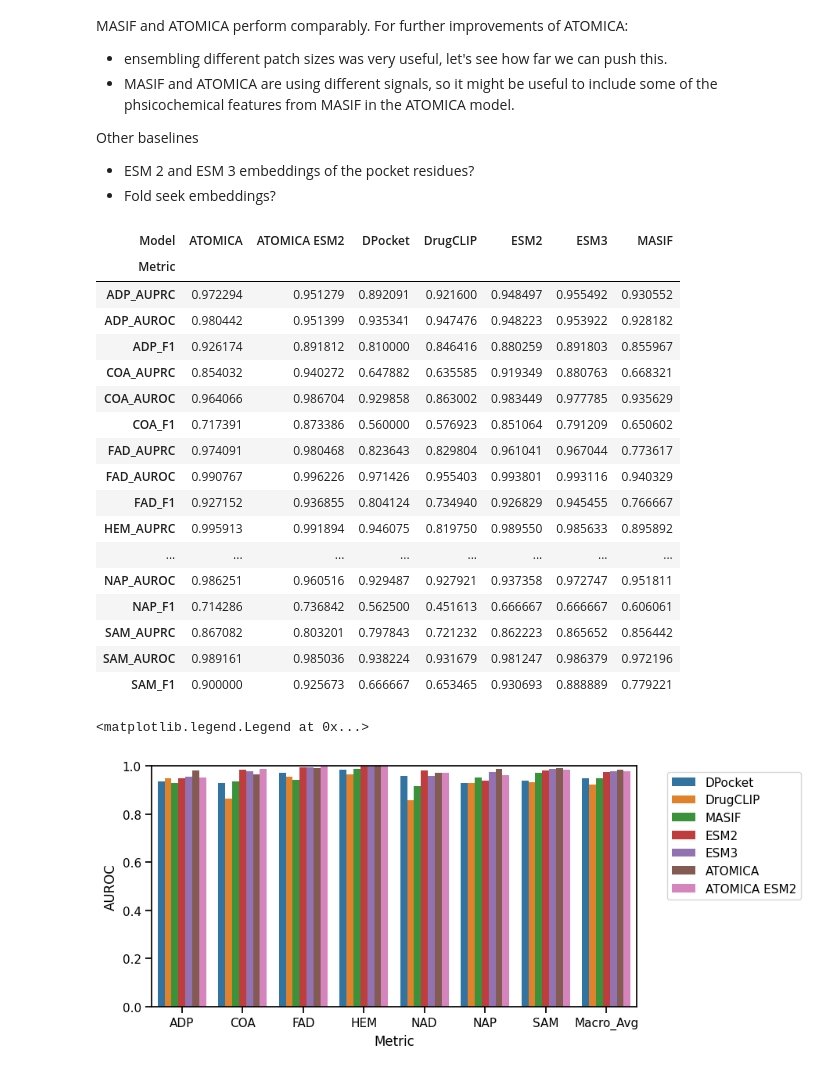
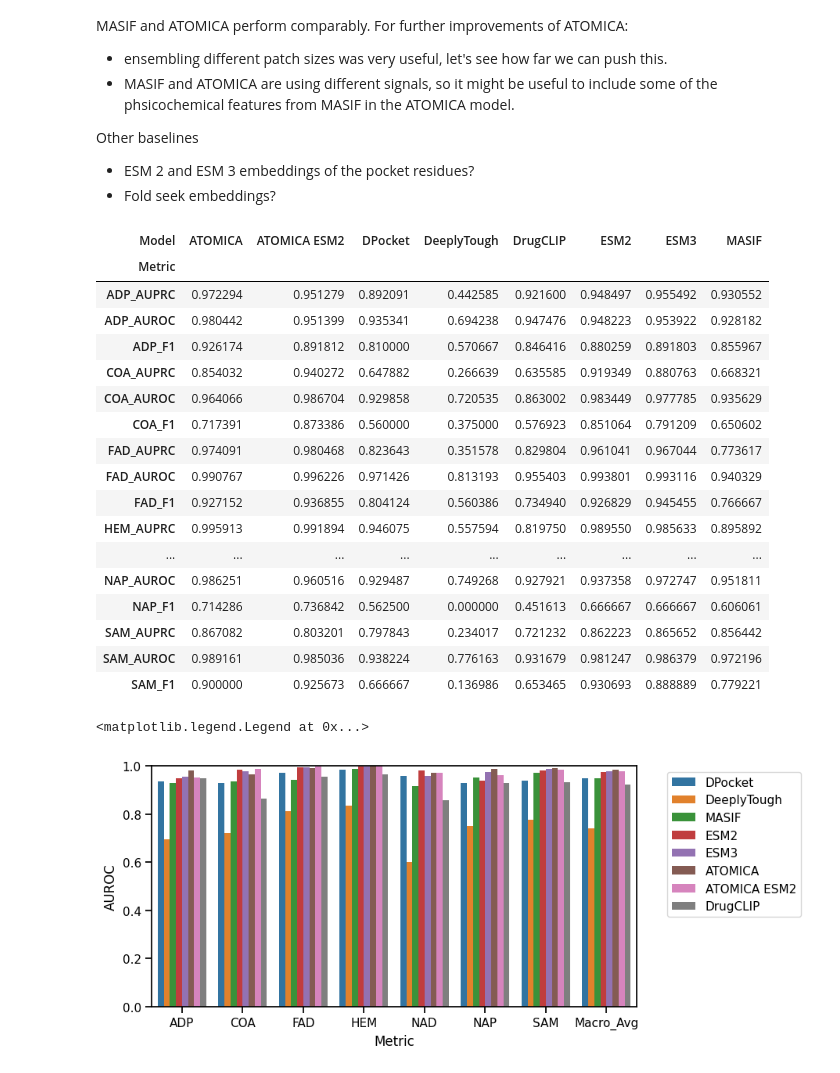
Before and after one commit to mims-harvard/ATOMICA, a Jupyter notebook: case_studies/masif_ligand_benchmark/analyse_dataset.ipynb, the cells around one changed output. Cells and saved outputs as stored; diff of their text form; code cells hidden in the pictures.

```diff
--- a/case_studies/masif_ligand_benchmark/analyse_dataset.ipynb
+++ b/case_studies/masif_ligand_benchmark/analyse_dataset.ipynb
@@ -767,3 +769,10 @@ drugclip_predictions['true'] = drugclip_predictions['label'].apply(lambda x: MAS
+# %%
+with open("/n/holylfs06/LABS/mzitnik_lab/Lab/afang/ATOMICA/baselines/MASIF/models/DeeplyTough/checkpoints/hidden_dim_128_dropout_0.0_learning_rate_1e-3/test_predictions.json", "r") as f:
+    deeplytough_predictions = json.load(f)
+deeplytough_predictions = pd.DataFrame(deeplytough_predictions)
+deeplytough_predictions.rename(columns={'ids': 'pocket', 'probabilities': 'pred_probability', 'predictions': 'pred', 'labels': 'label'}, inplace=True)
+deeplytough_predictions['pred'] = deeplytough_predictions['pred'].apply(lambda x: MASIF_LIGAND_LABELS[x])
+deeplytough_predictions['true'] = deeplytough_predictions['label'].apply(lambda x: MASIF_LIGAND_LABELS[x])
 # %% [markdown]
 ## Conclusion
 MASIF and ATOMICA perform comparably. For further improvements of ATOMICA:
@@ -964,17 +973,17 @@ for metric, value in dpocket_metrics.items():
             'Std': 0.0
         })
 
-# DrugCLIP (no seeds, no error bars)
-drugclip_metrics = calculate_per_class_metrics(drugclip_predictions['label'], np.stack(drugclip_predictions['pred_probability'].tolist()), MASIF_LIGAND_LABELS)
-for metric, value in drugclip_metrics.items():
+# DeeplyTough (no seeds, no error bars)
+deeplytough_metrics = calculate_per_class_metrics(deeplytough_predictions['label'], np.stack(deeplytough_predictions['pred_probability'].tolist()), MASIF_LIGAND_LABELS)
+for metric, value in deeplytough_metrics.items():
     if metric != '_thresholds_used':
         metrics_table.append({
-            'Model': 'DrugCLIP',
+            'Model': 'DeeplyTough',
             'Metric': metric,
             'Value': value
         })
         metrics_table_with_errors.append({
-            'Model': 'DrugCLIP',
+            'Model': 'DeeplyTough',
             'Metric': metric,
             'Mean': value,
             'Std': 0.0
@@ -1030,51 +1039,68 @@ for metric, stats in atomica_metrics_with_error.items():
         'Model': 'ATOMICA',
         'Metric': metric,
         'Value': stats['mean']
     })
     metrics_table_with_errors.append({
         'Model': 'ATOMICA',
         'Metric': metric,
         'Mean': stats['mean'],
         'Std': stats['std']
     })
 
 # ATOMICA ESM2 (with error bars)
 for metric, stats in atomica_esm2_metrics_with_error.items():
     metrics_table.append({
         'Model': 'ATOMICA ESM2',
         'Metric': metric,
         'Value': stats['mean']
     })
     metrics_table_with_errors.append({
         'Model': 'ATOMICA ESM2',
         'Metric': metric,
         'Mean': stats['mean'],
         'Std': stats['std']
     })
 
+# DrugCLIP (no seeds, no error bars)
+drugclip_metrics = calculate_per_class_metrics(drugclip_predictions['label'], np.stack(drugclip_predictions['pred_probability'].tolist()), MASIF_LIGAND_LABELS)
+for metric, value in drugclip_metrics.items():
+    if metric != '_thresholds_used':
+        metrics_table.append({
+            'Model': 'DrugCLIP',
+            'Metric': metric,
+            'Value': value
+        })
+        metrics_table_with_errors.append({
+            'Model': 'DrugCLIP',
+            'Metric': metric,
+            'Mean': value,
+            'Std': 0.0
+        })
+
+
 metrics_table_df = pd.DataFrame(metrics_table)
 metrics_table_with_errors_df = pd.DataFrame(metrics_table_with_errors)
 
 metrics_table_df.pivot(index='Metric', columns='Model', values='Value')
 # %% [output]
-| Model | ATOMICA | ATOMICA ESM2 | DPocket | DrugCLIP | ESM2 | ESM3 | MASIF |
-| Metric |  |  |  |  |  |  |  |
-| ADP_AUPRC | 0.972294 | 0.951279 | 0.892091 | 0.921600 | 0.948497 | 0.955492 | 0.930552 |
-| ADP_AUROC | 0.980442 | 0.951399 | 0.935341 | 0.947476 | 0.948223 | 0.953922 | 0.928182 |
-| ADP_F1 | 0.926174 | 0.891812 | 0.810000 | 0.846416 | 0.880259 | 0.891803 | 0.855967 |
-| COA_AUPRC | 0.854032 | 0.940272 | 0.647882 | 0.635585 | 0.919349 | 0.880763 | 0.668321 |
-| COA_AUROC | 0.964066 | 0.986704 | 0.929858 | 0.863002 | 0.983449 | 0.977785 | 0.935629 |
-| COA_F1 | 0.717391 | 0.873386 | 0.560000 | 0.576923 | 0.851064 | 0.791209 | 0.650602 |
-| FAD_AUPRC | 0.974091 | 0.980468 | 0.823643 | 0.829804 | 0.961041 | 0.967044 | 0.773617 |
-| FAD_AUROC | 0.990767 | 0.996226 | 0.971426 | 0.955403 | 0.993801 | 0.993116 | 0.940329 |
-| FAD_F1 | 0.927152 | 0.936855 | 0.804124 | 0.734940 | 0.926829 | 0.945455 | 0.766667 |
-| HEM_AUPRC | 0.995913 | 0.991894 | 0.946075 | 0.819750 | 0.989550 | 0.985633 | 0.895892 |
-| ... | ... | ... | ... | ... | ... | ... | ... |
-| NAP_AUROC | 0.986251 | 0.960516 | 0.929487 | 0.927921 | 0.937358 | 0.972747 | 0.951811 |
-| NAP_F1 | 0.714286 | 0.736842 | 0.562500 | 0.451613 | 0.666667 | 0.666667 | 0.606061 |
-| SAM_AUPRC | 0.867082 | 0.803201 | 0.797843 | 0.721232 | 0.862223 | 0.865652 | 0.856442 |
-| SAM_AUROC | 0.989161 | 0.985036 | 0.938224 | 0.931679 | 0.981247 | 0.986379 | 0.972196 |
-| SAM_F1 | 0.900000 | 0.925673 | 0.666667 | 0.653465 | 0.930693 | 0.888889 | 0.779221 |
+| Model | ATOMICA | ATOMICA ESM2 | DPocket | DeeplyTough | DrugCLIP | ESM2 | ESM3 | MASIF |
+| Metric |  |  |  |  |  |  |  |  |
+| ADP_AUPRC | 0.972294 | 0.951279 | 0.892091 | 0.442585 | 0.921600 | 0.948497 | 0.955492 | 0.930552 |
+| ADP_AUROC | 0.980442 | 0.951399 | 0.935341 | 0.694238 | 0.947476 | 0.948223 | 0.953922 | 0.928182 |
+| ADP_F1 | 0.926174 | 0.891812 | 0.810000 | 0.570667 | 0.846416 | 0.880259 | 0.891803 | 0.855967 |
+| COA_AUPRC | 0.854032 | 0.940272 | 0.647882 | 0.266639 | 0.635585 | 0.919349 | 0.880763 | 0.668321 |
+| COA_AUROC | 0.964066 | 0.986704 | 0.929858 | 0.720535 | 0.863002 | 0.983449 | 0.977785 | 0.935629 |
+| COA_F1 | 0.717391 | 0.873386 | 0.560000 | 0.375000 | 0.576923 | 0.851064 | 0.791209 | 0.650602 |
+| FAD_AUPRC | 0.974091 | 0.980468 | 0.823643 | 0.351578 | 0.829804 | 0.961041 | 0.967044 | 0.773617 |
+| FAD_AUROC | 0.990767 | 0.996226 | 0.971426 | 0.813193 | 0.955403 | 0.993801 | 0.993116 | 0.940329 |
+| FAD_F1 | 0.927152 | 0.936855 | 0.804124 | 0.560386 | 0.734940 | 0.926829 | 0.945455 | 0.766667 |
+| HEM_AUPRC | 0.995913 | 0.991894 | 0.946075 | 0.557594 | 0.819750 | 0.989550 | 0.985633 | 0.895892 |
+| ... | ... | ... | ... | ... | ... | ... | ... | ... |
+| NAP_AUROC | 0.986251 | 0.960516 | 0.929487 | 0.749268 | 0.927921 | 0.937358 | 0.972747 | 0.951811 |
+| NAP_F1 | 0.714286 | 0.736842 | 0.562500 | 0.000000 | 0.451613 | 0.666667 | 0.666667 | 0.606061 |
+| SAM_AUPRC | 0.867082 | 0.803201 | 0.797843 | 0.234017 | 0.721232 | 0.862223 | 0.865652 | 0.856442 |
+| SAM_AUROC | 0.989161 | 0.985036 | 0.938224 | 0.776163 | 0.931679 | 0.981247 | 0.986379 | 0.972196 |
+| SAM_F1 | 0.900000 | 0.925673 | 0.666667 | 0.136986 | 0.653465 | 0.930693 | 0.888889 | 0.779221 |
 # %%
 plot_df = metrics_table_df[metrics_table_df['Metric'].str.endswith('AUROC')]
 fig, ax = plt.subplots(figsize=(8, 4))
@@ -1085,7 +1111,7 @@ ax.set_ylabel('AUROC')
 plt.legend(bbox_to_anchor=(1.05, 1), loc='upper left')
 # %% [output]
 <matplotlib.legend.Legend at 0x...>
-[figure, old version]
+[figure, new version]
 # %%
 plot_df = metrics_table_df[metrics_table_df['Metric'].str.endswith('AUPRC')]
 fig, ax = plt.subplots(figsize=(8, 4))
```
Also changed, not shown: parts of 9 cells of this notebook, 3 other files.
